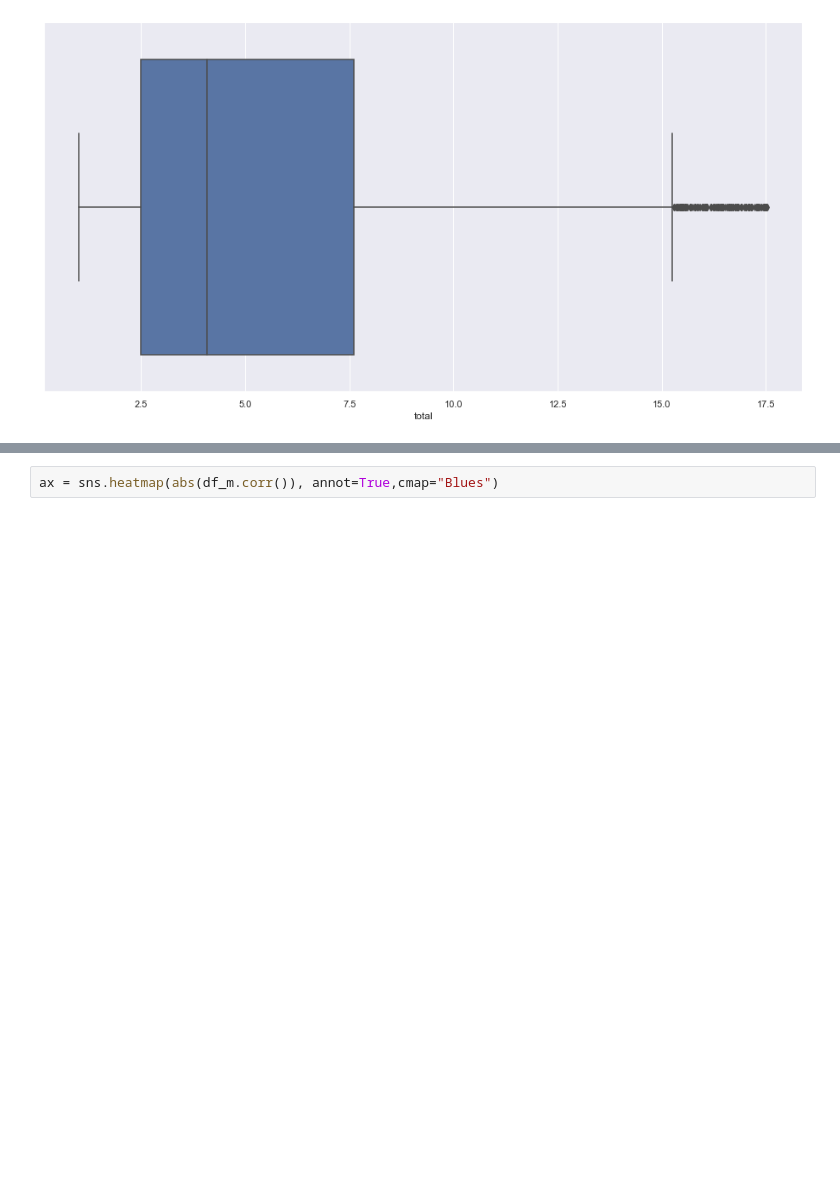
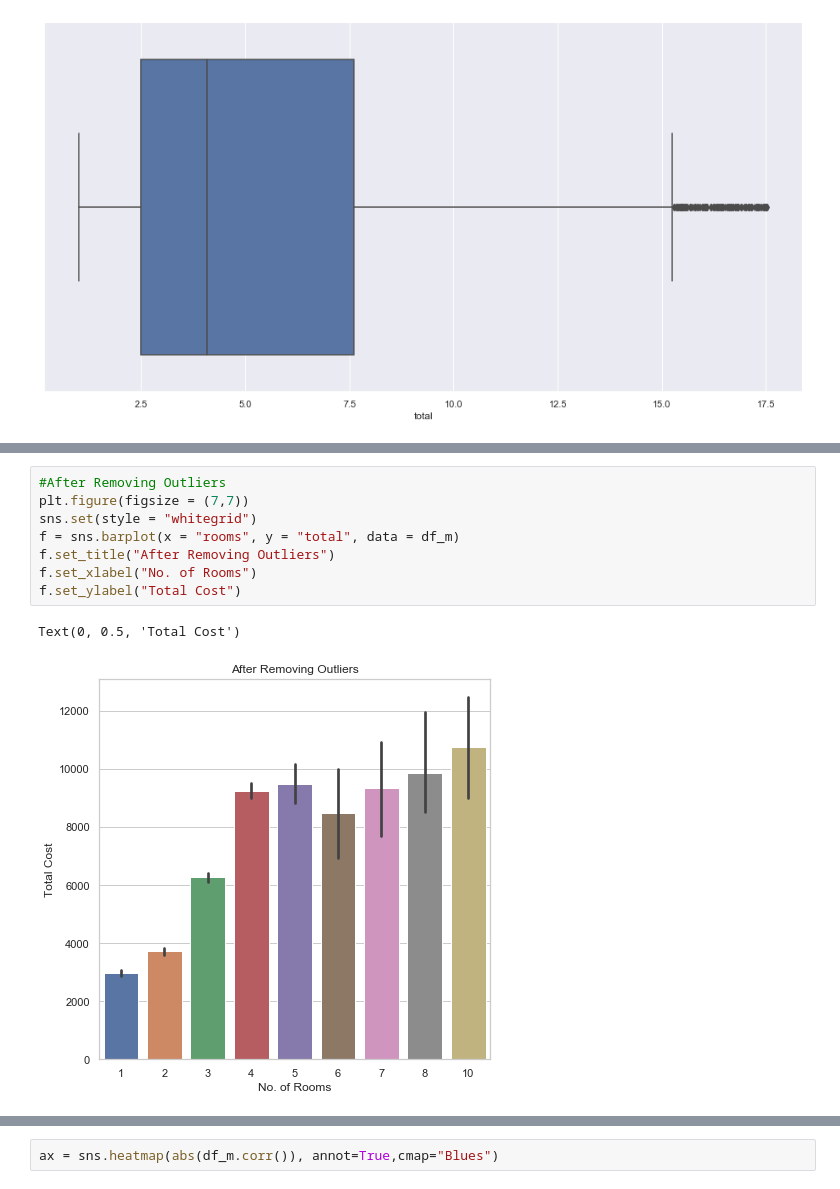
Before and after one commit to aksesss/Methods-of-Machine-Learning, a Jupyter notebook: rk/RK1.ipynb, the cells around one changed output, grey strips where cells are left out. Cells and saved outputs as stored; diff of their text form; blank space fills up the shorter version.

```diff
--- a/rk/RK1.ipynb
+++ b/rk/RK1.ipynb
@@ -171,0 +207,11 @@ sns.boxplot(df_m["total"])
+# %%
+#After Removing Outliers
+plt.figure(figsize = (7,7))
+sns.set(style = "whitegrid")
+f = sns.barplot(x = "rooms", y = "total", data = df_m)
+f.set_title("After Removing Outliers")
+f.set_xlabel("No. of Rooms")
+f.set_ylabel("Total Cost")
+# %% [output]
+Text(0, 0.5, 'Total Cost')
+[figure, added]
```
Also changed, not shown: parts of 18 cells of this notebook.
